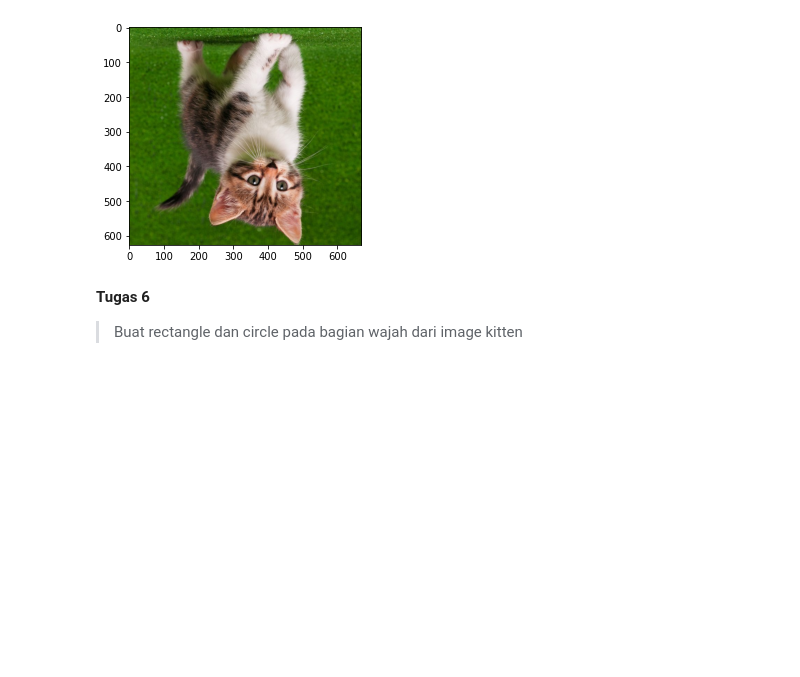
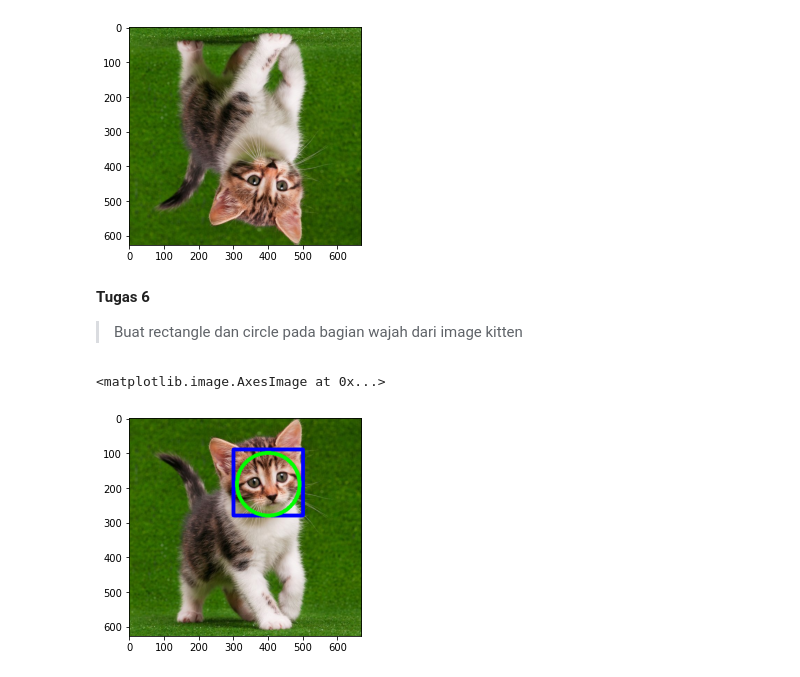
Before and after one commit to tsaniarisqi/PCVK_Matrikulasi_2022, a Jupyter notebook: modul2.ipynb, the cells around one changed output. Drawn from its saved outputs; the diff is of its cells as text; code cells hidden in the pictures; blank space fills up the shorter version.

```diff
--- a/modul2.ipynb
+++ b/modul2.ipynb
@@ -170,3 +170,14 @@ plt.imshow(img10)
 # %% [markdown]
 **Tugas 6**
 > Buat rectangle dan circle pada bagian wajah dari image kitten
+# %%
+img11=img
+img11=cv.cvtColor(img,cv.COLOR_BGR2RGB)
+
+cv.rectangle(img11,pt1=(300,280),pt2=(500,90),color=(0,0,255),thickness=10)
+cv.circle(img11,center=(400,190),radius=90,color=(0,255,0),thickness=10)
+
+plt.imshow(img11)
+# %% [output]
+<matplotlib.image.AxesImage at 0x...>
+[figure, added]
```
